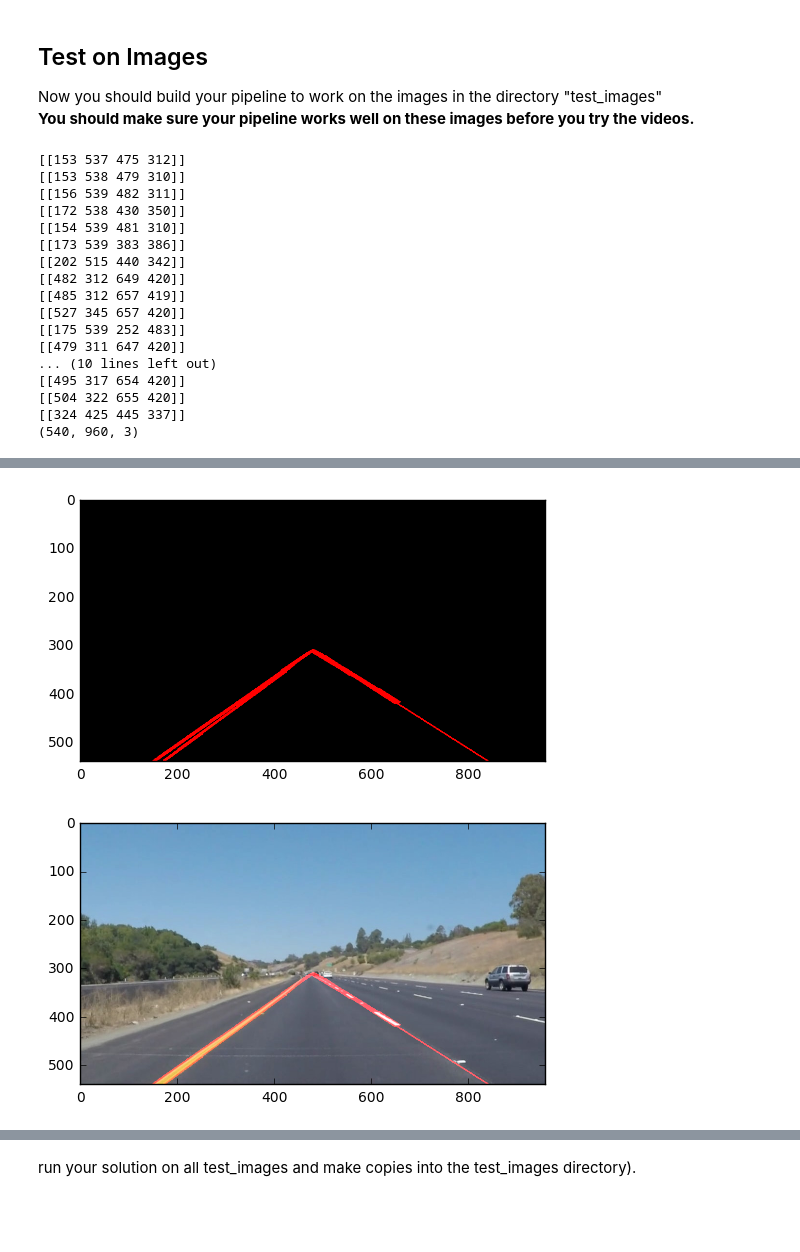
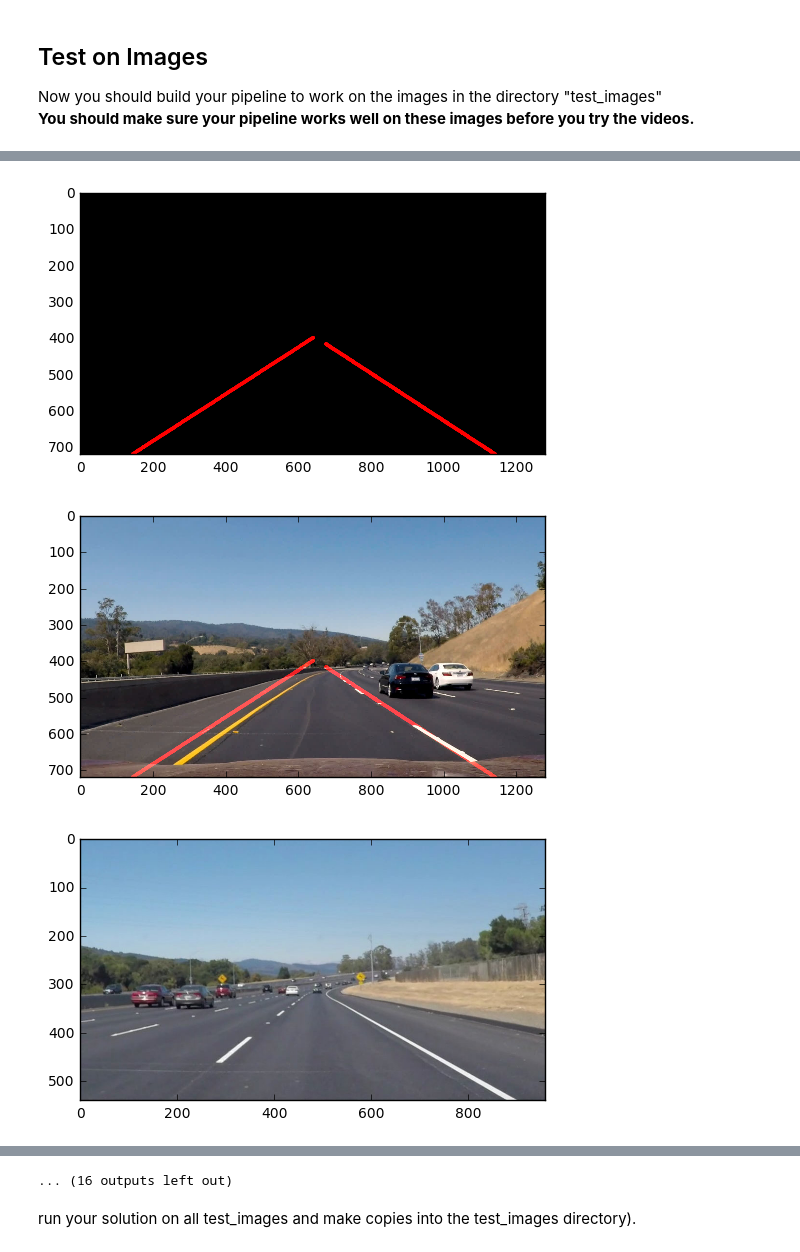
Before and after one commit to JamesLuoau/CarND-LaneLines-P1, a Jupyter notebook: P1.ipynb, the cells around one changed output, grey strips where cells are left out. Cells and saved outputs as stored; diff of their text form; code cells hidden in the pictures; blank space fills up the shorter version.

Commit message:
add a slope range check. now draw only extend lines

```diff
--- a/P1.ipynb
+++ b/P1.ipynb
@@ -123,6 +123,10 @@ def average_slope_for_left_right_line(bottomYOfPicture, lines):
         x1, y1, x2, y2 = line
         return (y2 - y1) / (x2 - x1)
 
+    def isSlopeInMeaningfulRange(slope):
+        return not (-0.2 < slope < 0.2)
+        #return (slope < 1 and slope > 0.2) or (slope > -1 and slope < -0.2)
+
     def is_left_line(slope):
         return slope > 0
 
@@ -135,8 +139,12 @@ def average_slope_for_left_right_line(bottomYOfPicture, lines):
     def good_start_point(bottomYOfPicture, line, last_know_good_start_point):
         if last_know_good_start_point is None:
             return line[0], line[1]
-        elif getOverlap((line[1], line[3]), (bottomYOfPicture * 0.6, bottomYOfPicture * 0.8)) > 0:
+        elif getOverlap((line[1], line[3]), (bottomYOfPicture * 0.5, bottomYOfPicture * 0.6)) > 0:
             return line[0], line[1]
+        elif line[1] < last_know_good_start_point[1]:
+            return line[0], line[1]
+        elif line[3] < last_know_good_start_point[1]:
+            return line[2], line[3]
         else:
             return last_know_good_start_point
 
@@ -151,7 +159,7 @@ def average_slope_for_left_right_line(bottomYOfPicture, lines):
         :return: return Tuple(Count, TotalSlope, start_point=Tuple(x, y))
         """
         slopeValue = slope(line)
-        if condition(slopeValue):
+        if isSlopeInMeaningfulRange(slopeValue) and condition(slopeValue) :
             return total_result[0] + 1, total_result[1] + slopeValue, good_start_point(bottomYOfPicture, line, total_result[2])
         else:
             return total_result
@@ -225,18 +233,16 @@ def draw_lines(img, lines, color=[255, 0, 0], thickness=2):
     If you want to make the lines semi-transparent, think about combining
     this function with the weighted_img() function below
     """
-    for line in lines:
-        print(line)
-        for x1, y1, x2, y2 in line:
-            cv2.line(img, (x1, y1), (x2, y2), color, thickness)
+    #for line in lines:
+    #    for x1, y1, x2, y2 in line:
+    #        cv2.line(img, (x1, y1), (x2, y2), color, thickness)
 
-    print(img.shape)
     # We remove the middle 1 dimision as it not needed
     lines = lines[:, 0, :]
-    heigh = img.shape[1]
+    heigh = img.shape[0]
     for extendLine in average_slope_for_left_right_line(heigh, lines):
         lineToDraw = extendLine.line()
-        cv2.line(img, (lineToDraw[0][0], lineToDraw[0][1]), (lineToDraw[1][0], lineToDraw[1][1]), color, 5)
+        cv2.line(img, (lineToDraw[0][0], lineToDraw[0][1]), (lineToDraw[1][0], lineToDraw[1][1]), color, 10)
 
 def hough_lines(img, rho, theta, threshold, min_line_len, max_line_gap):
     """
@@ -295,24 +301,7 @@ def processOneImage(image):
   showIntermediateImage(finalCombinedImage)
 
 
-processOneImage(mpimg.imread("test_images/solidYellowCurve.jpg"))
-#for file in files:
-#  processOneImage("test_images/" + file)
+#processOneImage(mpimg.imread("test_images/challenge.jpg"))
+for file in files:
+  processOneImage(mpimg.imread("test_images/" + file))
 # %% [output]
-[[153 537 475 312]]
-[[153 538 479 310]]
-[[156 539 482 311]]
-[[172 538 430 350]]
-[[154 539 481 310]]
-[[173 539 383 386]]
-[[202 515 440 342]]
-[[482 312 649 420]]
-[[485 312 657 419]]
-[[527 345 657 420]]
-[[175 539 252 483]]
-[[479 311 647 420]]
-... (10 lines left out)
-[[495 317 654 420]]
-[[504 322 655 420]]
-[[324 425 445 337]]
-(540, 960, 3)
@@ -321,2 +310,3 @@ processOneImage(mpimg.imread("test_images/solidYellowCurve.jpg"))
-[figure, old version]
+[figure, new version]
-[figure, old version]
+[figure, new version]
+[figure, added]
@@ -323,3 +320,4 @@ processOneImage(mpimg.imread("test_images/solidYellowCurve.jpg"))
+... (16 outputs left out)
 # %% [markdown]
 run your solution on all test_images and make copies into the test_images directory).
 # %% [markdown]
```
Also changed, not shown: parts of 5 cells of this notebook.
